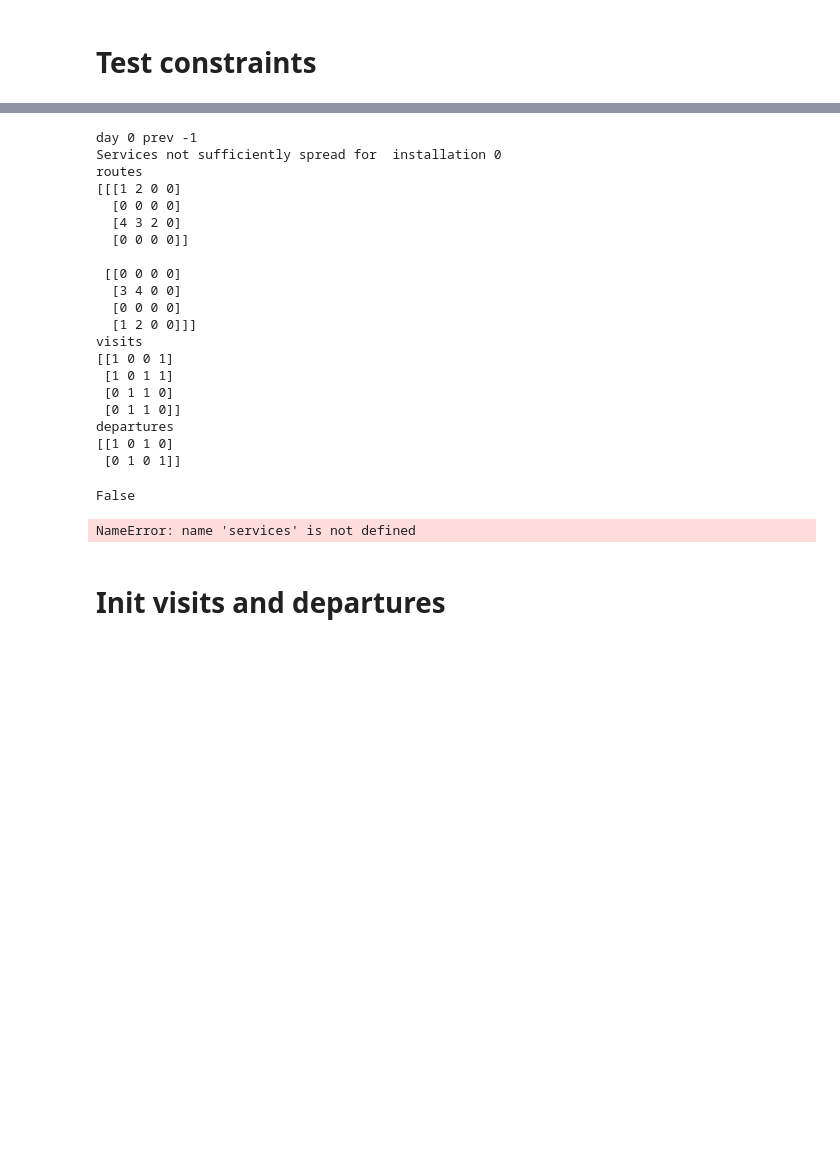
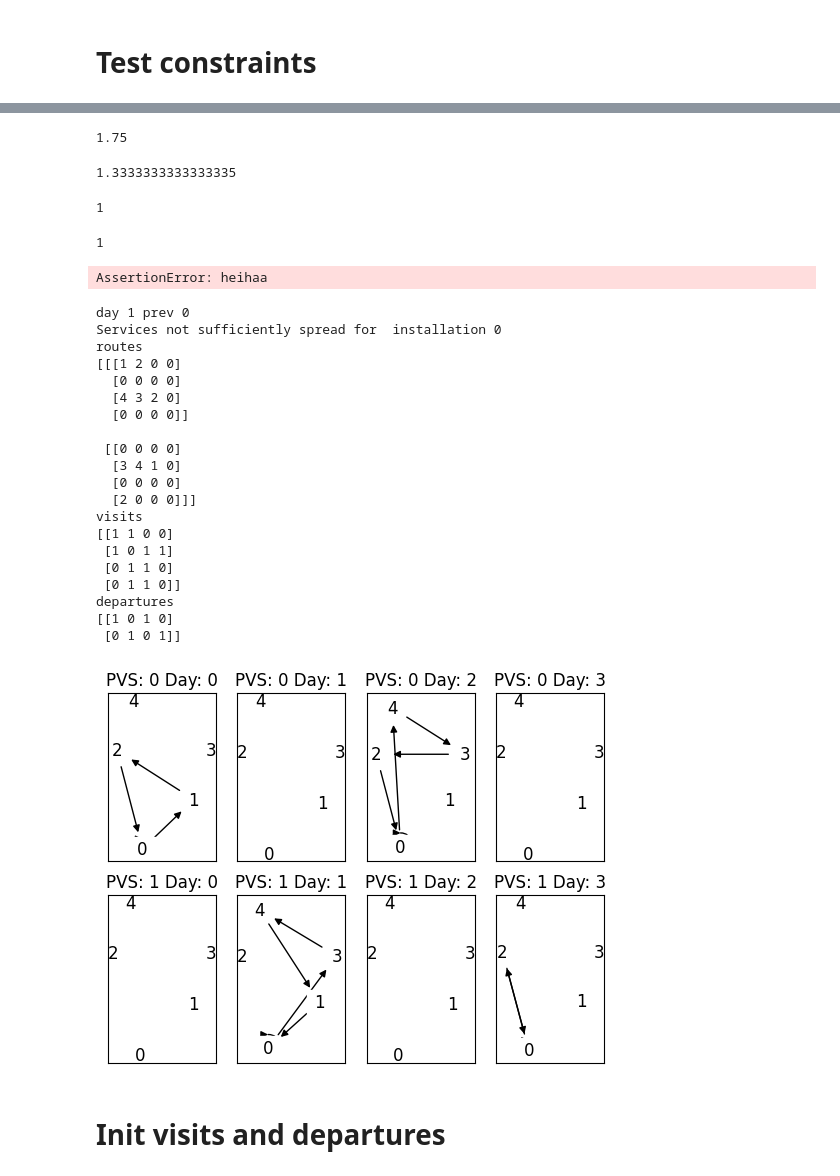
Before and after one commit to Orenjonas/psvpp-solver, a Jupyter notebook: psvpp_solver/testing_grounds.ipynb, the cells around one changed output, grey strips where cells are left out. Saved outputs shown, nothing was run; the diff lists cells and outputs as text; code cells hidden in the pictures; blank space fills up the shorter version.

```diff
--- a/psvpp_solver/testing_grounds.ipynb
+++ b/psvpp_solver/testing_grounds.ipynb
@@ -91,41 +77,73 @@ In [1]:  exit
+# %%
+7/4
+# %% [output]
+1.75
+# %%
+7/3-1
+# %% [output]
+1.3333333333333335
+# %%
+7//3 -1
+# %% [output]
+1
+# %%
+4//3
+# %% [output]
+1
+# %%
+assert False, "hei" \
+"haa"
+# %% [output]
+AssertionError: heihaa
 # %%
+from utils import generate_departures_from_routes, generate_visits_from_routes
 from constraints import check_constraints_satisfied
+import numpy as np
 
+routes = np.array([[[1, 2, 0, 0],
+        [0, 0, 0, 0],
+        [4, 3, 2, 0],
+        [0, 0, 0, 0]],
 
+       [[0, 0, 0, 0],
+        [3, 4, 1, 0],
+        [0, 0, 0, 0],
+        [2, 0, 0, 0]]])
+visits = genera
+ate_visits_from_routes(routes, n_installations=4, n_days_in_period=4)
+departures = generate_departures_from_routes(routes)
 check_constraints_satisfied(routes,
                             visits,
                             departures,
                             required_frequencies=np.array([2, 3, 2, 2]),
                             max_v_prepared=np.array([2, 2, 2, 1]),
                             n_days_available=np.array([2, 2]),
                             days_in_period=4,
                             )
+from visualize_route import visualize_route
+visualize_route(routes, visits, n_days=4)
 # %% [output]
-day 0 prev -1
+day 1 prev 0
 Services not sufficiently spread for  installation 0
 routes
 [[[1 2 0 0]
   [0 0 0 0]
   [4 3 2 0]
   [0 0 0 0]]
 
  [[0 0 0 0]
-  [3 4 0 0]
+  [3 4 1 0]
   [0 0 0 0]
-  [1 2 0 0]]]
+  [2 0 0 0]]]
 visits
-[[1 0 0 1]
+[[1 1 0 0]
  [1 0 1 1]
  [0 1 1 0]
  [0 1 1 0]]
 departures
 [[1 0 1 0]
  [0 1 0 1]]
-False
+[figure, added]
-# %%
-services
-# %% [output]
-NameError: name 'services' is not defined
 # %% [markdown]
 # Init visits and departures
 # %%
```
Also changed, not shown: parts of 4 cells of this notebook, 8 other files.
